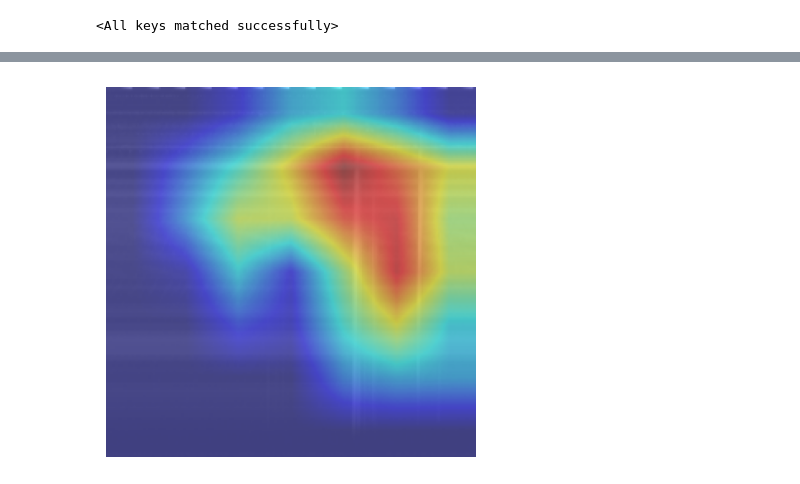
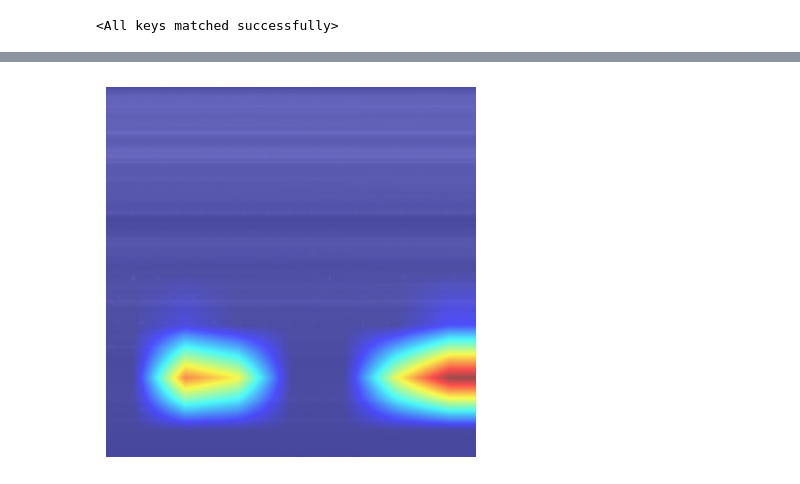
Before and after one commit to i4Ds/FlareSense-v2, a Jupyter notebook: pred.ipynb, the cells around one changed output, grey strips where cells are left out. Saved outputs shown, nothing was run; the diff lists cells and outputs as text; code cells hidden in the pictures.

```diff
--- a/pred.ipynb
+++ b/pred.ipynb
@@ -24,7 +27,7 @@ Done. 0:0:0.5
 # %%
 model = ResNet18(2)
 # %%
-checkpoint = torch.load('artifacts\model-aen4kqj5-v74\model.ckpt', map_location='cpu')
+checkpoint = torch.load('artifacts/best_model-v3/epoch=5-step=7310.ckpt', map_location='cpu')
 # %%
 # load checkpoint
 model.load_state_dict(checkpoint['state_dict'])
@@ -32,7 +35,7 @@ model.load_state_dict(checkpoint['state_dict'])
 <All keys matched successfully>
 # %%
 from datasets import DatasetDict, load_dataset
-ds = load_dataset("i4ds/radio-sunburst-ecallisto")
+ds = load_dataset("i4ds/radio-sunburst-ecallisto-binary-cleaned-2")
 # %%
 dd = DatasetDict()
 dd["train"] = ds["train"]
@@ -51,6 +54,11 @@ with open("antenna_stats.yaml", "r") as file:
 normalize_transform = create_normalize_function(
     antenna_stats=antenna_stats, simple=False
 )
+# %%
+from ecallisto_dataset import randomly_reduce_class_samples
+dd["train"]  = randomly_reduce_class_samples(ds["train"], 0, 0.2)
+dd["validation"]  = randomly_reduce_class_samples(ds["validation"], 0, 0.2)
+dd["test"]  = randomly_reduce_class_samples(ds["test"], 0, 0.2)
 # %%
 ds_train = EcallistoDatasetBinary(
     dd["train"],
@@ -321,28 +332,28 @@ plt.show()
 # %%
-IDX = 802
+IDX = 807
 dd['test'][IDX]['image']
 # Correctly resize image to 224x224
 resized_image = np.array(dd['test'][IDX]['image'].convert('RGB').resize((224, 224), Image.BILINEAR)) / 255
 
 # You can also pass aug_smooth=True and eigen_smooth=True, to apply smoothing.
 grayscale_cam = cam(input_tensor=ds_test[IDX][0].unsqueeze(0), targets=targets)[0, :]
 
 # Assuming grayscale_cam is correctly sized (224x224) but needs to be expanded for RGB overlay
 # Normalize grayscale_cam for better visualization
 grayscale_cam_normalized = grayscale_cam - np.min(grayscale_cam)
 grayscale_cam_normalized = grayscale_cam_normalized / np.max(grayscale_cam_normalized)
 
 # Expand grayscale_cam to have 3 channels
 grayscale_cam_expanded = np.repeat(grayscale_cam_normalized[:, :, np.newaxis], 3, axis=2)
 
 # Overlay grayscale_cam on resized_image
 visualization = show_cam_on_image(resized_image, grayscale_cam_expanded, use_rgb=True)
 
 import matplotlib.pyplot as plt
 
 # Assuming 'visualization' is your final overlay image
 plt.imshow(visualization)
 plt.axis('off')  # Remove axis ticks and labels
 plt.show()
 # %% [output]
-[figure, old version]
+[figure, new version]
```
Also changed, not shown: parts of 9 cells of this notebook.
